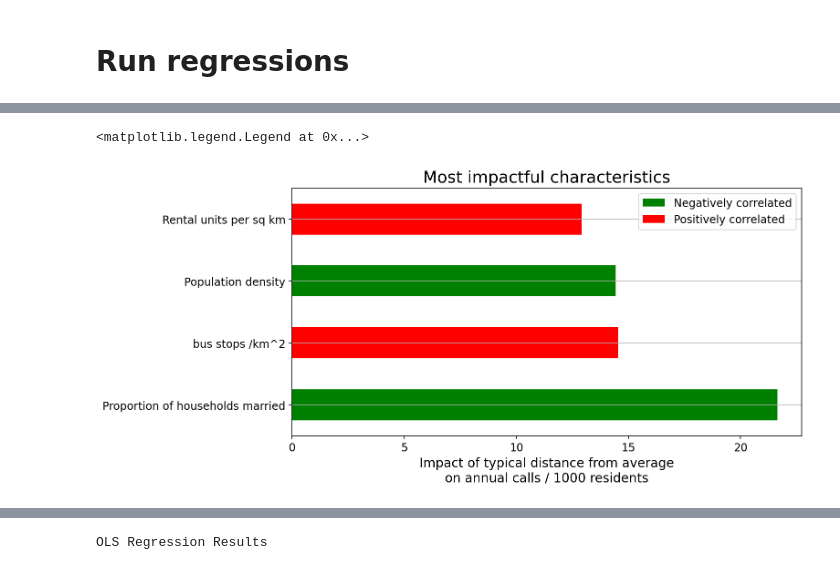
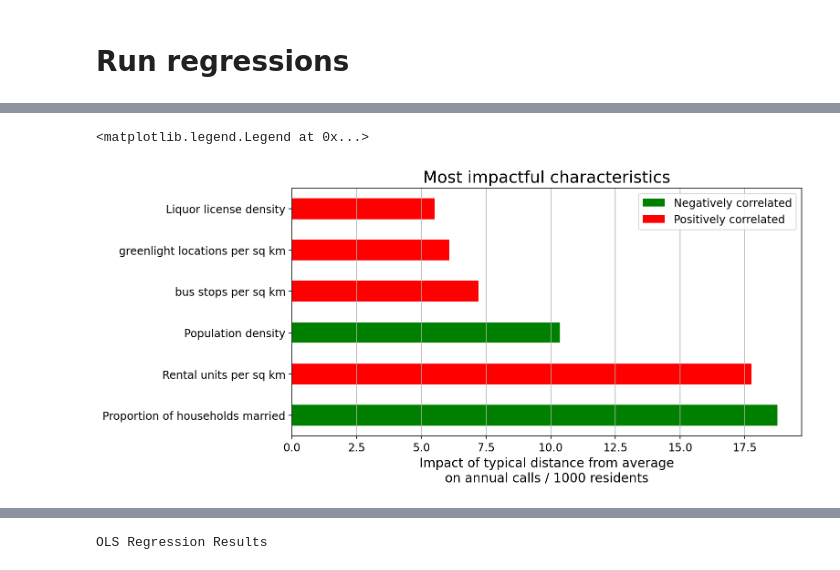
Before and after one commit to ahakso/detroit, a Jupyter notebook: shame_correlations.ipynb, the cells around one changed output, grey strips where cells are left out. Cells and saved outputs as stored; diff of their text form; code cells hidden in the pictures.

Commit message:
Update notebooks & 2 features. Add data readme

```diff
--- a/shame_correlations.ipynb
+++ b/shame_correlations.ipynb
@@ -155,6 +67,9 @@ feature_objects = [
     SmartBusStops(decennial_census_year=2010),
     RentalStatuses(decennial_census_year=2010),
     ProjectGreenlightLocations(decennial_census_year=2010),
+    LiquorLicenses(decennial_census_year=2010),
+    VacantPropertyRegistrations(decennial_census_year=2010)
+
 ]
 feat_df = concatenate_features(feature_objects,'tract')
 # %% [markdown]
@@ -255,2 +185,27 @@ OLS Regression Results
 Notes:
 [1] Standard Errors assume that the covariance matrix of the errors is correctly specified.
+# %%
+# with lasso
+df, df0 = transform_1(feat_df)
+# df = df.assign(liquor_license_density = pd.qcut(df0.liquor_license_density,3, ))
+
+formula_bones = "call_rate ~ " + '\n+ '.join([x for x in df.columns if ('call_rate' not in x)])
+formula = formula_bones
+y, X = dmatrices(
+    formula_like=formula,
+    data=df,
+    return_type="dataframe",
+)
+cols_to_standardize = [x for x in df.columns if (x not in ('Intercept','call_rate')) and (df.dtypes[x].name != 'category')]
+XX = X.copy()
+
+XX.loc[:,cols_to_standardize] = patsy.standardize(X.loc[:,cols_to_standardize])
+mdl = sm.OLS(endog=y,exog=XX)
+res_reg = mdl.fit_regularized(method='elastic_net',L1_wt = 1,alpha=5,refit=False,zero_tol=.0001)
+XXX = XX.drop(columns=res_reg.params[res_reg.params==0].index)
+mdl = sm.OLS(endog=y,exog=XXX)
+
+res = mdl.fit()
+res.summary()
+
+# print(res_reg.params)
@@ -257,14 +237,15 @@ Notes:
 # %%
 fig, ax = plt.subplots(1,1,figsize=(10,5))
 sorted_abs_params = res.params.drop('Intercept').abs().sort_values(ascending=False)
 
 tt = sorted_abs_params.rename(COLNAME_MAP).plot(kind='barh',ax=ax,color=['r' if x else 'g' for x in (res.params.loc[sorted_abs_params.index]>0)])
-ax.grid(True, axis='y')
+ax.grid(True, axis='x')
 _ = ax.set(xlabel='Impact of typical distance from average\non annual calls / 1000 residents',title='Most impactful characteristics')
-ax.legend([x for x in tt.get_children() if isinstance(x,mpl.patches.Rectangle)],['Negatively correlated','Positively correlated'])
+rects =[c for c in tt.get_children() if isinstance(c,mpl.patches.Rectangle)]
+ax.legend([[x for x in rects if x.get_facecolor()==(0.0, 0.5, 0.0, 1.0)][0]]+[[x for x in rects if x.get_facecolor()==(1.0, 0.0, 0.0, 1.0)][0]],['Negatively correlated','Positively correlated'])
 # %% [output]
 <matplotlib.legend.Legend at 0x...>
-[figure, old version]
+[figure, new version]
 # %%
 most_calls = y.sort_values('call_rate').index[-5:]
 XXX.loc[most_calls]
```
Also changed, not shown: parts of 36 cells of this notebook, 11 other files.
